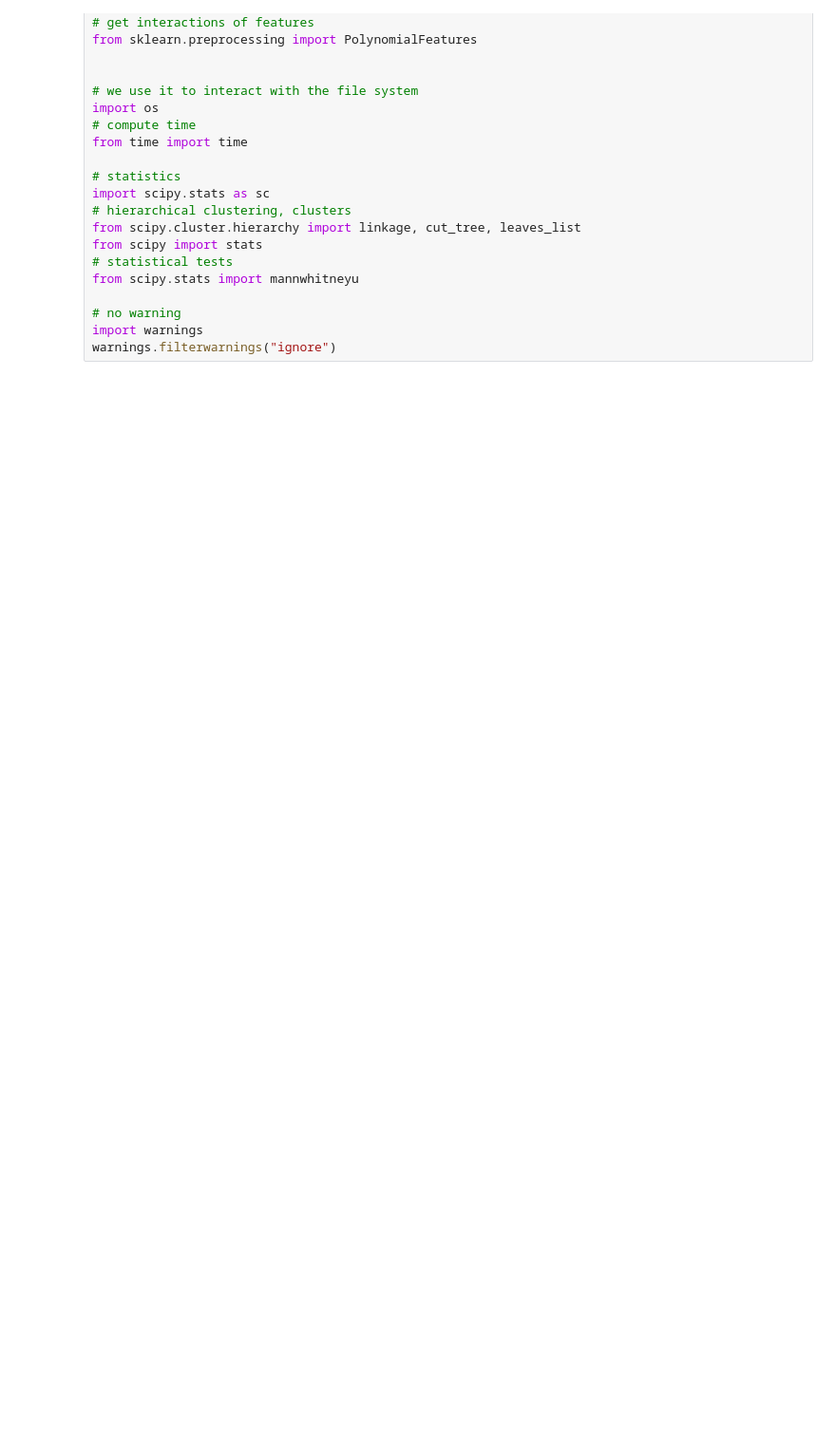
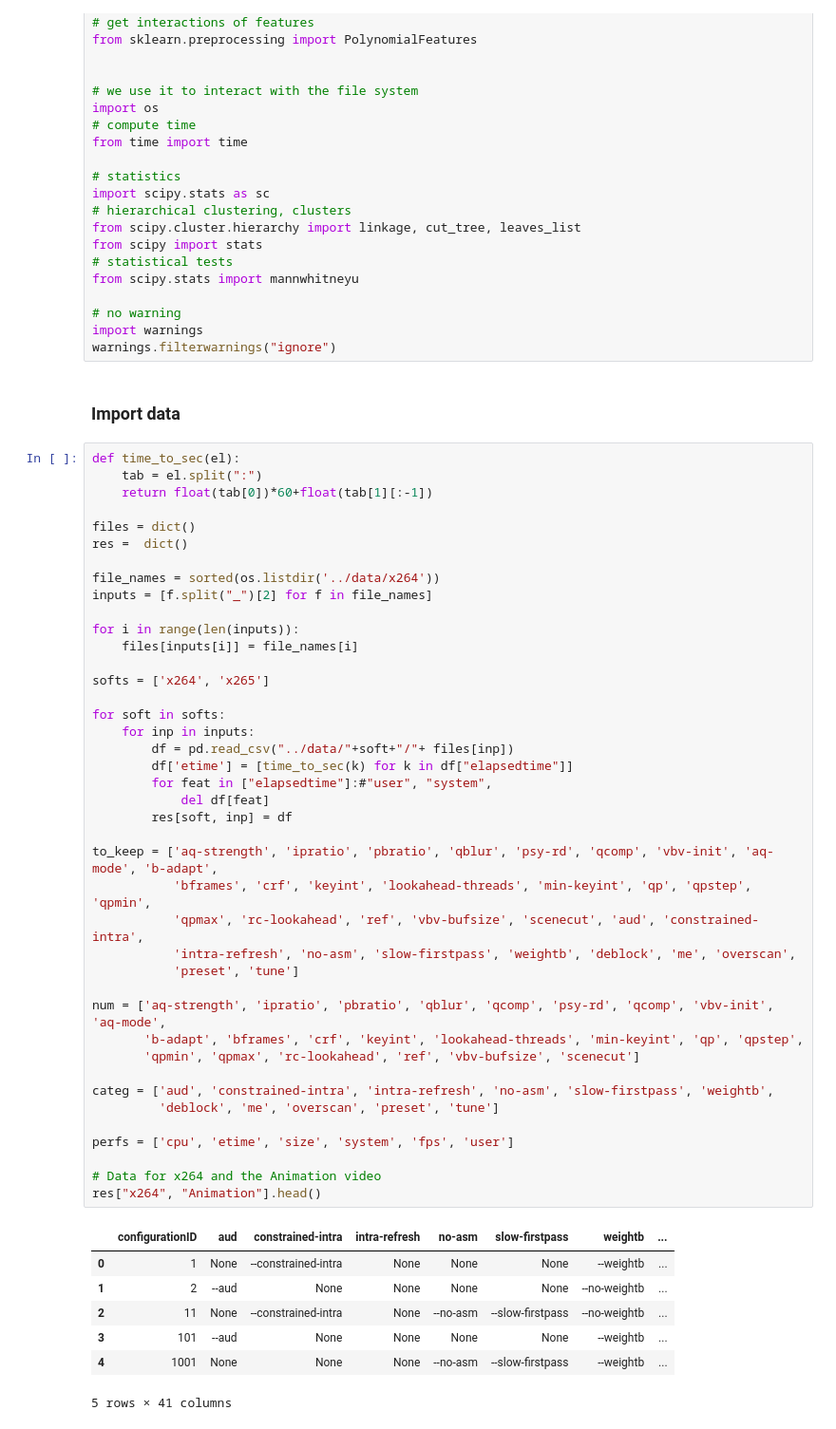
Before and after one commit to llesoil/TL_cross_soft, a Jupyter notebook: src/Main.ipynb, the cells around one changed output. Shown at 95% size. Drawn from its saved outputs; the diff is of its cells as text; blank space fills up the shorter version.

```diff
--- a/src/Main.ipynb
+++ b/src/Main.ipynb
@@ -58,3 +58,54 @@ from scipy.stats import mannwhitneyu
 # no warning
 import warnings
 warnings.filterwarnings("ignore")
+# %% [markdown]
+### Import data
+# %%
+def time_to_sec(el):
+    tab = el.split(":")
+    return float(tab[0])*60+float(tab[1][:-1])
+
+files = dict()
+res =  dict()
+
+file_names = sorted(os.listdir('../data/x264'))
+inputs = [f.split("_")[2] for f in file_names]
+
+for i in range(len(inputs)):
+    files[inputs[i]] = file_names[i]
+
+softs = ['x264', 'x265']
+
+for soft in softs:
+    for inp in inputs:
+        df = pd.read_csv("../data/"+soft+"/"+ files[inp])
+        df['etime'] = [time_to_sec(k) for k in df["elapsedtime"]]
+        for feat in ["elapsedtime"]:#"user", "system",
+            del df[feat]
+        res[soft, inp] = df
+
+to_keep = ['aq-strength', 'ipratio', 'pbratio', 'qblur', 'psy-rd', 'qcomp', 'vbv-init', 'aq-mode', 'b-adapt',
+           'bframes', 'crf', 'keyint', 'lookahead-threads', 'min-keyint', 'qp', 'qpstep', 'qpmin',
+           'qpmax', 'rc-lookahead', 'ref', 'vbv-bufsize', 'scenecut', 'aud', 'constrained-intra',
+           'intra-refresh', 'no-asm', 'slow-firstpass', 'weightb', 'deblock', 'me', 'overscan',
+           'preset', 'tune']
+
+num = ['aq-strength', 'ipratio', 'pbratio', 'qblur', 'qcomp', 'psy-rd', 'qcomp', 'vbv-init', 'aq-mode',
+       'b-adapt', 'bframes', 'crf', 'keyint', 'lookahead-threads', 'min-keyint', 'qp', 'qpstep',
+       'qpmin', 'qpmax', 'rc-lookahead', 'ref', 'vbv-bufsize', 'scenecut']
+
+categ = ['aud', 'constrained-intra', 'intra-refresh', 'no-asm', 'slow-firstpass', 'weightb',
+         'deblock', 'me', 'overscan', 'preset', 'tune']
+
+perfs = ['cpu', 'etime', 'size', 'system', 'fps', 'user']
+
+# Data for x264 and the Animation video
+res["x264", "Animation"].head()
+# %% [output]
+|  | configurationID | aud | constrained-intra | intra-refresh | no-asm | slow-firstpass | weightb | ... |
+| 0 | 1 | None | --constrained-intra | None | None | None | --weightb | ... |
+| 1 | 2 | --aud | None | None | None | None | --no-weightb | ... |
+| 2 | 11 | None | --constrained-intra | None | --no-asm | --slow-firstpass | --no-weightb | ... |
+| 3 | 101 | --aud | None | None | None | None | --weightb | ... |
+| 4 | 1001 | None | None | None | --no-asm | --slow-firstpass | --weightb | ... |
+5 rows × 41 columns
```
Also changed, not shown: parts of 5 cells of this notebook, 14 other files.
